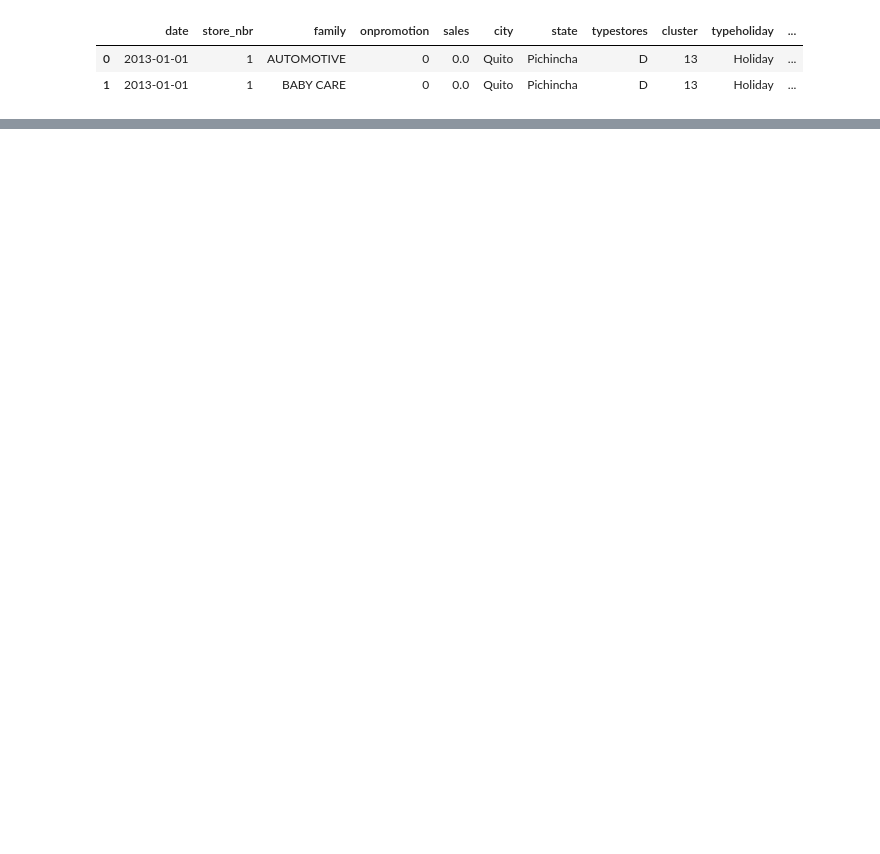
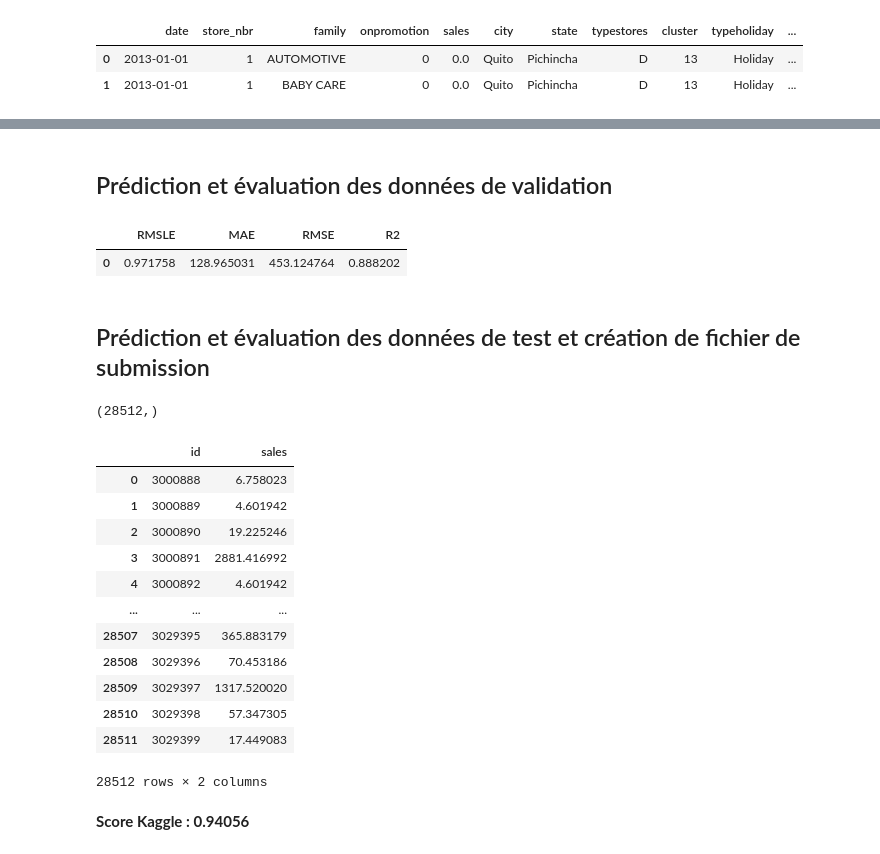
Before and after one commit to ikarioh/competiton_kaggle, a Jupyter notebook: 03_xgboos1.ipynb, the cells around one changed output, grey strips where cells are left out. Drawn from its saved outputs; the diff is of its cells as text; code cells hidden in the pictures; blank space fills up the shorter version.

```diff
--- a/03_xgboos1.ipynb
+++ b/03_xgboos1.ipynb
@@ -52,0 +307,14 @@ train_merged.head(2)
+# %% [markdown]
+## Prédiction et évaluation des données de validation
+# %%
+# prédition des données de test
+y_pred_xgb = xgboost_v00.predict(X_valid)
+
+# conversion des valeurs negatives en 0
+y_pred_xgb=np.where(y_pred_xgb<0,0,y_pred_xgb)
+
+# calcule de performnce
+calcMetrics(y_valid, y_pred_xgb)
+# %% [output]
+|  | RMSLE | MAE | RMSE | R2 |
+| 0 | 0.971758 | 128.965031 | 453.124764 | 0.888202 |
@@ -52,0 +325,33 @@ train_merged.head(2)
+# %% [markdown]
+## Prédiction et évaluation des données de test et création de fichier de submission
+# %%
+# scalarisation de la matrice de test
+X_test = preprocess_pipe.transform(X_test[col_names_classic_ml])
+
+# prédition des données de test
+y_pred_test = xgboost_v00.predict(X_test)
+
+# conversion des valeurs negatives en 0
+y_pred_test=np.where(y_pred_test<0,0,y_pred_test)
+
+y_pred_test.shape
+# %% [output]
+(28512,)
+# %%
+submission = pd.DataFrame(y_pred_test, columns=['sales'])
+submission['id'] = index = df[df.index > 3000887].index
+submission[['id', 'sales']]
+# %% [output]
+|  | id | sales |
+| 0 | 3000888 | 6.758023 |
+| 1 | 3000889 | 4.601942 |
+| 2 | 3000890 | 19.225246 |
+| 3 | 3000891 | 2881.416992 |
+| 4 | 3000892 | 4.601942 |
+| ... | ... | ... |
+| 28507 | 3029395 | 365.883179 |
+| 28508 | 3029396 | 70.453186 |
+| 28509 | 3029397 | 1317.520020 |
+| 28510 | 3029398 | 57.347305 |
+| 28511 | 3029399 | 17.449083 |
+28512 rows × 2 columns
@@ -52,0 +360,2 @@ train_merged.head(2)
+# %% [markdown]
+**Score Kaggle : 0.94056**
```
Also changed, not shown: parts of 18 cells of this notebook.
